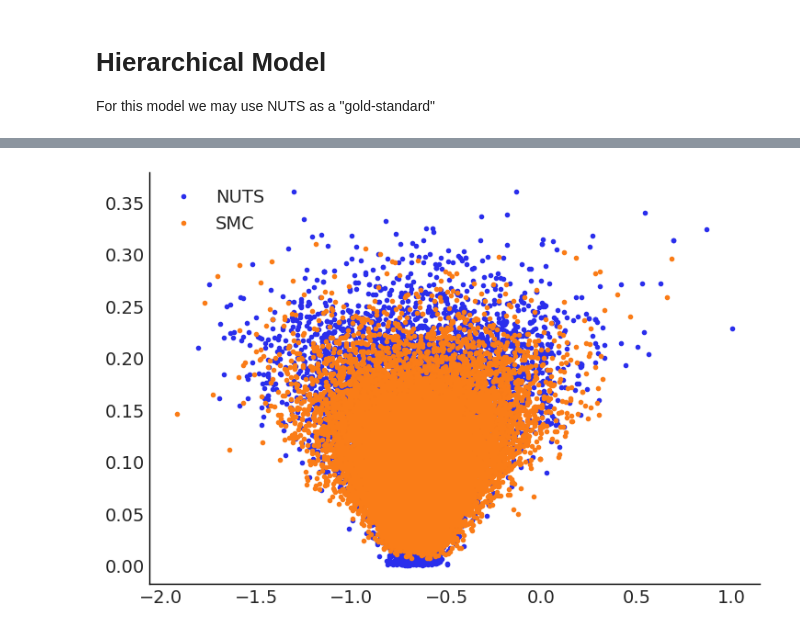
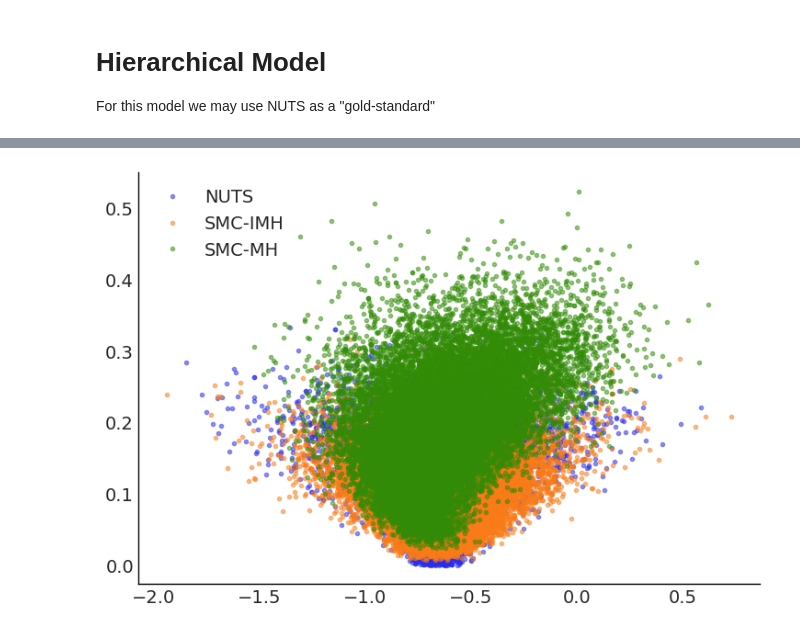
Before and after one commit to Grupo-de-modelado-probabilista/SMC_diagnostics, a Jupyter notebook: SMC_tests.ipynb, the cells around one changed output, grey strips where cells are left out. Cells and saved outputs as stored; diff of their text form; code cells hidden in the pictures.

```diff
--- a/SMC_tests.ipynb
+++ b/SMC_tests.ipynb
@@ -159,8 +197,10 @@ with pm.Model() as hierarchical_model_non_centered:
     radon_est = a[county_idx] + b[county_idx] * data.floor.values
 
     radon_like = pm.Normal('radon_like', mu=radon_est, sigma=eps, observed=data.log_radon)
+
     idata_nuts = pm.sample(2000)
-    idata_smc = pm.sample_smc(5000)
+    idata_smc_M = pm.sample_smc(5000, kernel=pm.smc.kernels.MH, chains=4)
+    idata_smc_I = pm.sample_smc(5000, kernel=pm.smc.kernels.IMH, chains=4)
 # %% [output]
 Auto-assigning NUTS sampler...
 Initializing NUTS using jitter+adapt_diag...
@@ -187,9 +228,21 @@ idata_smc.sample_stats._t_sampling
 # %%
 nuts_posterior = idata_nuts.posterior.stack(samples=("chain", "draw"))
-smc_posterior = idata_smc.posterior.stack(samples=("chain", "draw"))
-plt.plot(nuts_posterior["b"].isel(b_dim_0=75), nuts_posterior["sigma_b"], '.C0', label="NUTS")
-plt.plot(smc_posterior["b"].isel(b_dim_0=75), smc_posterior["sigma_b"], '.C1', label="SMC")
+smc_I_posterior = idata_smc_I.posterior.stack(samples=("chain", "draw"))
+smc_M_posterior = idata_smc_M.posterior.stack(samples=("chain", "draw"))
+
+plt.plot(nuts_posterior["b"].isel(b_dim_0=75),
+         nuts_posterior["sigma_b"],
+         '.C0', alpha=0.5,
+         label="NUTS")
+plt.plot(smc_I_posterior["b"].isel(b_dim_0=75),
+         smc_I_posterior["sigma_b"],
+         '.C1', alpha=0.5,
+         label="SMC-IMH")
+plt.plot(smc_M_posterior["b"].isel(b_dim_0=75),
+         smc_M_posterior["sigma_b"],
+         '.C2', alpha=0.5,
+         label="SMC-MH")
 
 plt.legend();
 # %% [output]
-[figure, old version]
+[figure, new version]
```
Also changed, not shown: parts of 17 cells of this notebook, 2 other files.
